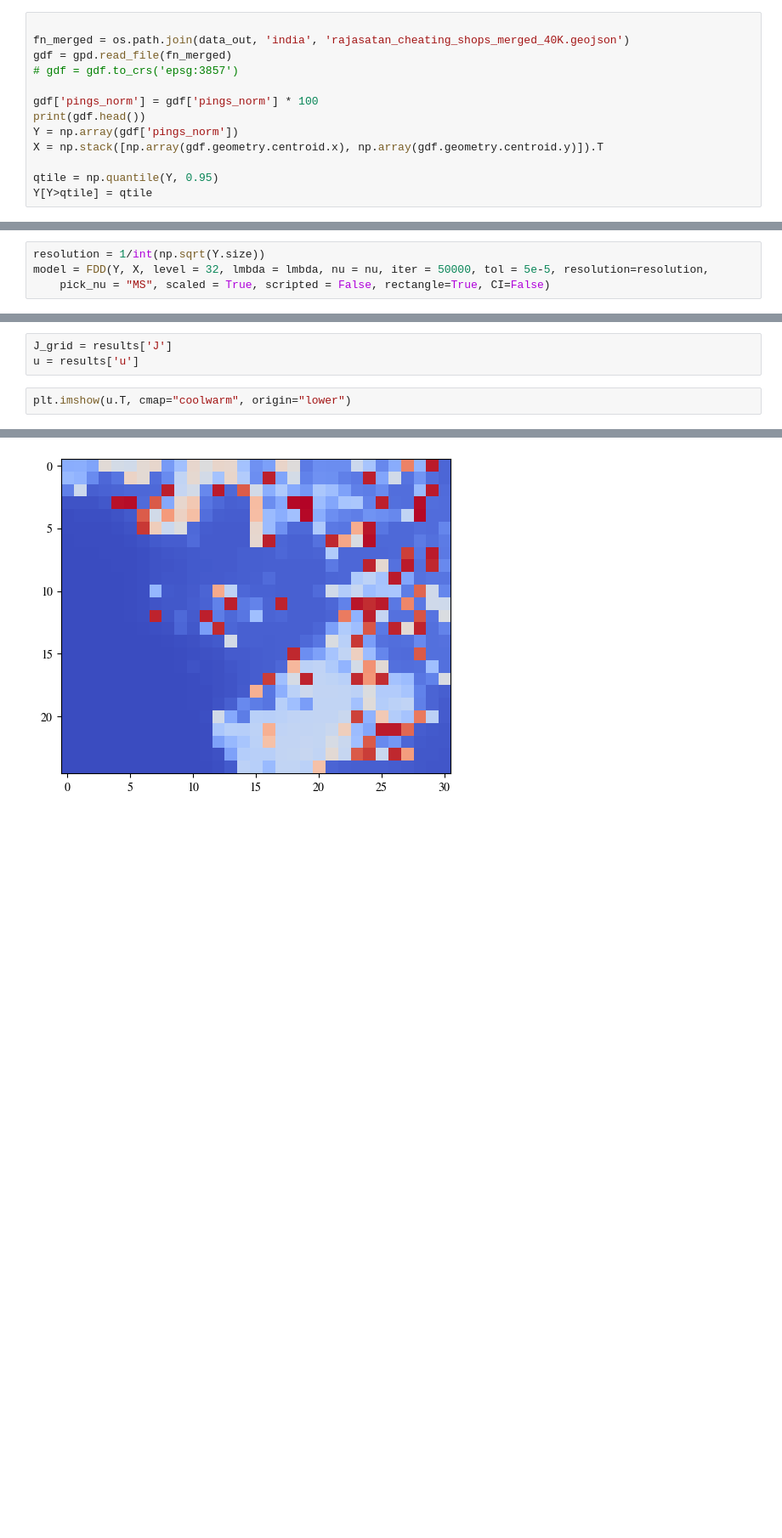
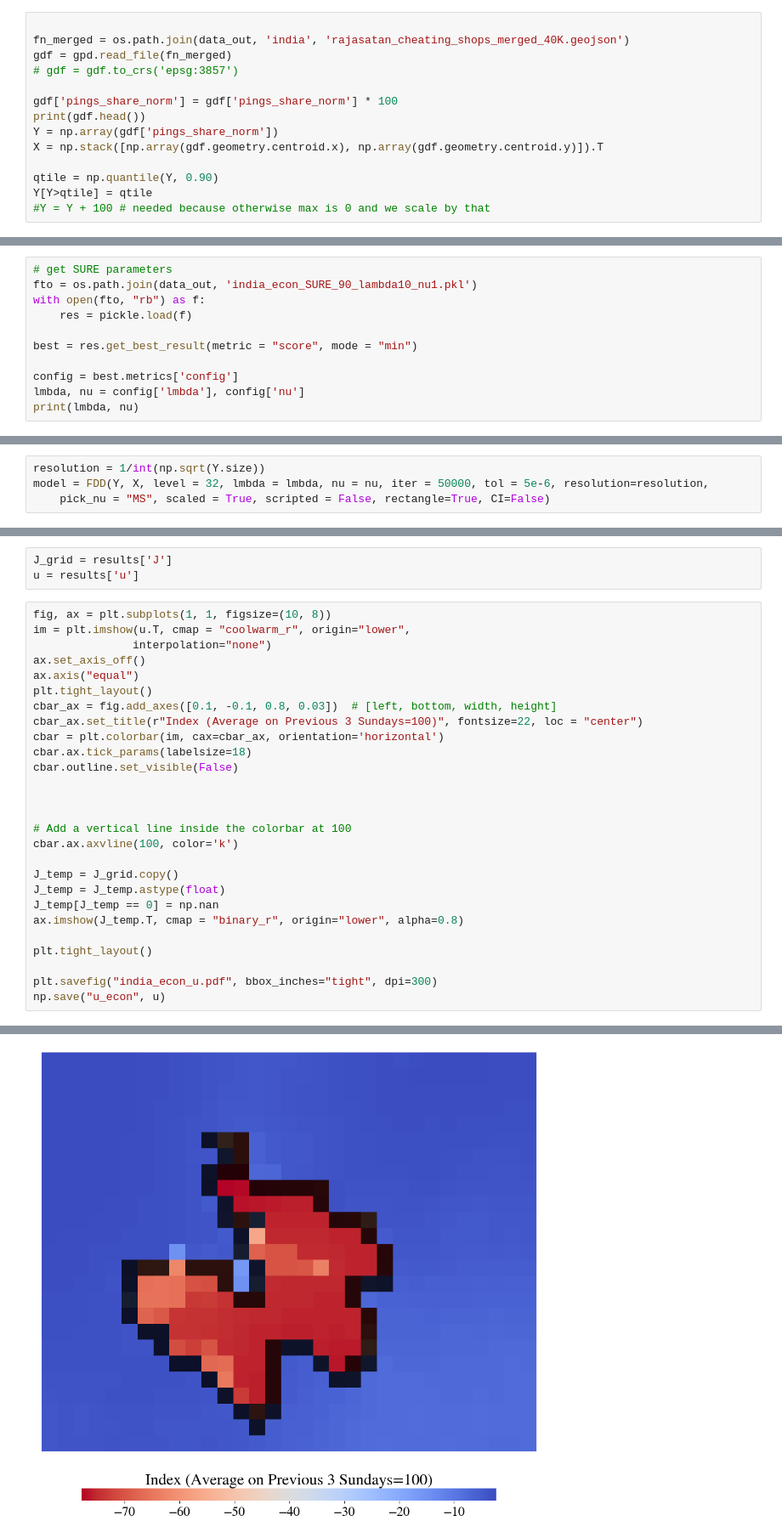
Before and after one commit to Davidvandijcke/fdr, a Jupyter notebook: src/analysis/india_fdd.ipynb, the cells around one changed output, grey strips where cells are left out. Shown at 85% size. Cells and saved outputs as stored; diff of their text form; blank space fills up the shorter version.

Commit message:
working on subsampling india

```diff
--- a/src/analysis/india_fdd.ipynb
+++ b/src/analysis/india_fdd.ipynb
@@ -276,12 +372,13 @@ fn_merged = os.path.join(data_out, 'india', 'rajasatan_cheating_shops_merged_40K
 gdf = gpd.read_file(fn_merged)
 # gdf = gdf.to_crs('epsg:3857')
 
-gdf['pings_norm'] = gdf['pings_norm'] * 100
+gdf['pings_share_norm'] = gdf['pings_share_norm'] * 100
 print(gdf.head())
-Y = np.array(gdf['pings_norm'])
+Y = np.array(gdf['pings_share_norm'])
 X = np.stack([np.array(gdf.geometry.centroid.x), np.array(gdf.geometry.centroid.y)]).T
 
-qtile = np.quantile(Y, 0.95)
+qtile = np.quantile(Y, 0.90)
 Y[Y>qtile] = qtile
+#Y = Y + 100 # needed because otherwise max is 0 and we scale by that
 # %% [output]
    pings        count  pings_before  count_before  pings_norm  pings_share  \
@@ -309,0 +404,11 @@ nu = 0.005
+# %%
+# get SURE parameters
+fto = os.path.join(data_out, 'india_econ_SURE_90_lambda10_nu1.pkl')
+with open(fto, "rb") as f:
+    res = pickle.load(f)
+
+best = res.get_best_result(metric = "score", mode = "min")
+
+config = best.metrics['config']
+lmbda, nu = config['lmbda'], config['nu']
+print(lmbda, nu)
@@ -310,6 +420,6 @@ nu = 0.005
 # %%
 resolution = 1/int(np.sqrt(Y.size))
-model = FDD(Y, X, level = 32, lmbda = lmbda, nu = nu, iter = 50000, tol = 5e-5, resolution=resolution,
+model = FDD(Y, X, level = 32, lmbda = lmbda, nu = nu, iter = 50000, tol = 5e-6, resolution=resolution,
     pick_nu = "MS", scaled = True, scripted = False, rectangle=True, CI=False)
 # %%
 import time
@@ -324,5 +434,30 @@ Execution time: 27.55 seconds
 J_grid = results['J']
 u = results['u']
 # %%
-plt.imshow(u.T, cmap="coolwarm", origin="lower")
+fig, ax = plt.subplots(1, 1, figsize=(10, 8))
+im = plt.imshow(u.T, cmap = "coolwarm_r", origin="lower",
+               interpolation="none")
+ax.set_axis_off()
+ax.axis("equal")
+plt.tight_layout()
+cbar_ax = fig.add_axes([0.1, -0.1, 0.8, 0.03])  # [left, bottom, width, height]
+cbar_ax.set_title(r"Index (Average on Previous 3 Sundays=100)", fontsize=22, loc = "center")
+cbar = plt.colorbar(im, cax=cbar_ax, orientation='horizontal')
+cbar.ax.tick_params(labelsize=18)
+cbar.outline.set_visible(False)
+
+
+
+# Add a vertical line inside the colorbar at 100
+cbar.ax.axvline(100, color='k')
+
+J_temp = J_grid.copy()
+J_temp = J_temp.astype(float)
+J_temp[J_temp == 0] = np.nan
+ax.imshow(J_temp.T, cmap = "binary_r", origin="lower", alpha=0.8)
+
+plt.tight_layout()
+
+plt.savefig("india_econ_u.pdf", bbox_inches="tight", dpi=300)
+np.save("u_econ", u)
 # %% [output]
@@ -330 +464 @@ plt.imshow(u.T, cmap="coolwarm", origin="lower")
-[figure, old version]
+[figure, new version]
```
Also changed, not shown: parts of 47 cells of this notebook, 2 other files.
